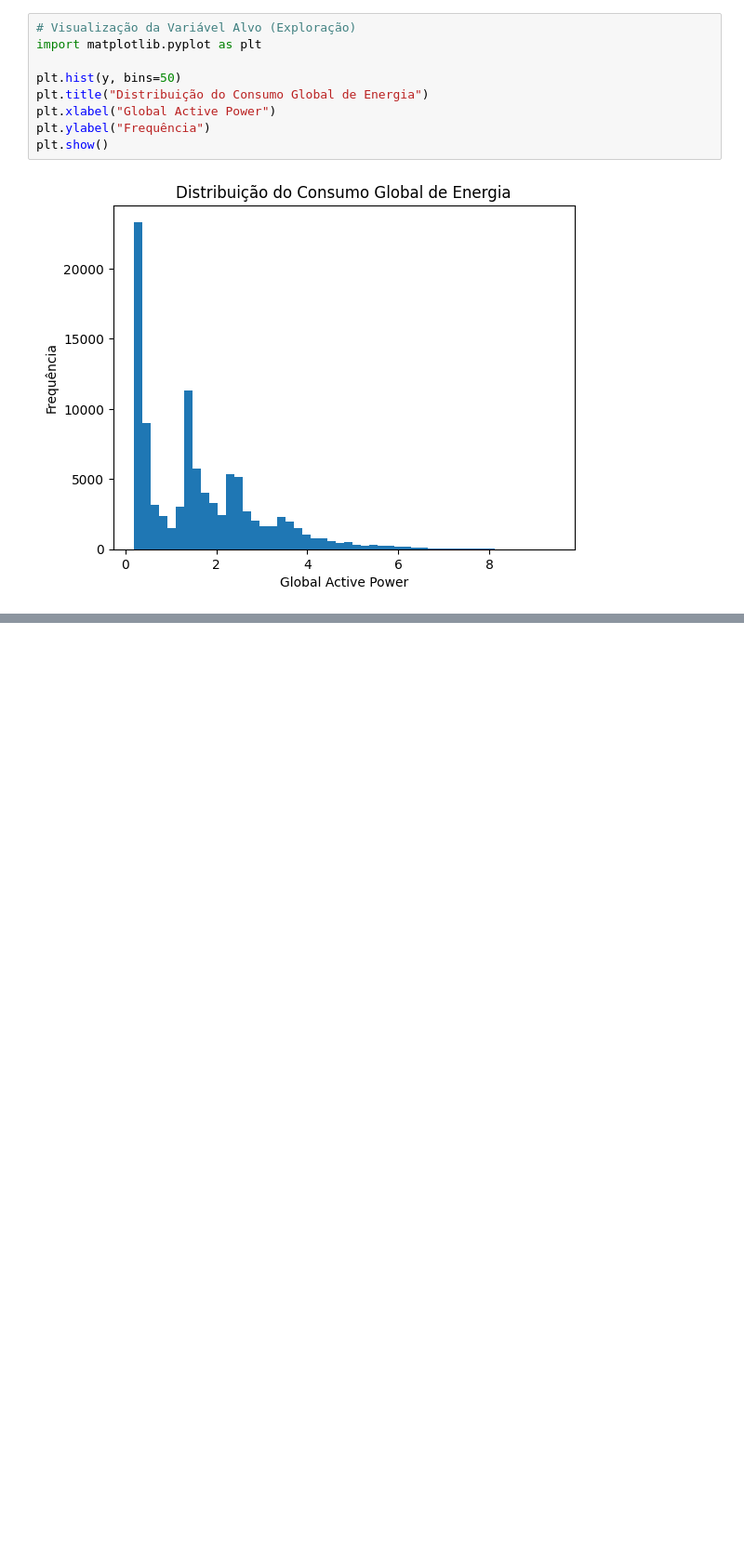
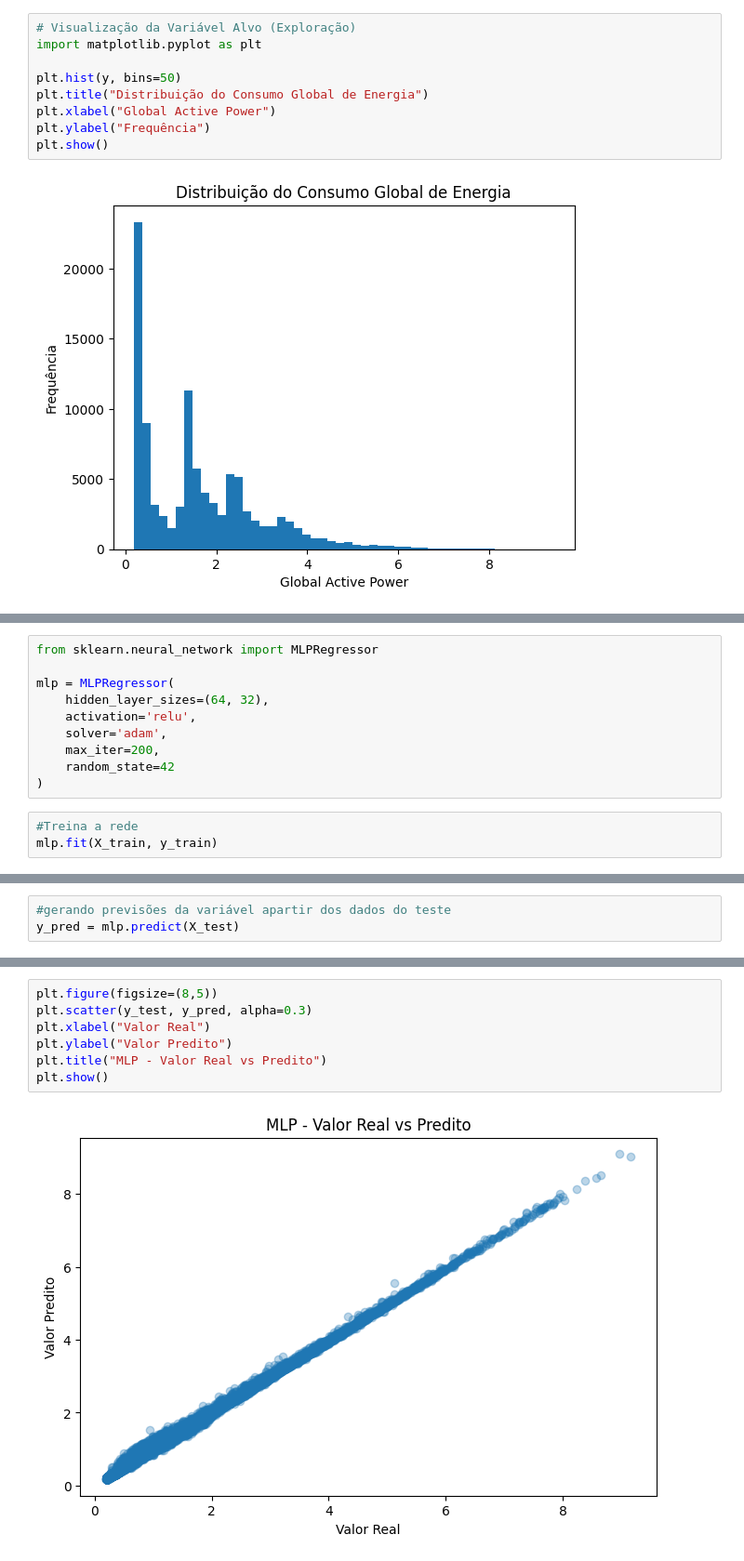
Before and after one commit to LucasGuedes-s/Modelos_de_Regress-o_Multi_Layer_Perceptron-, a Jupyter notebook: notebooks/atividade.ipynb, the cells around one changed output, grey strips where cells are left out. Shown at 93% size. Saved outputs shown, nothing was run; the diff lists cells and outputs as text; blank space fills up the shorter version.

```diff
--- a/notebooks/atividade.ipynb
+++ b/notebooks/atividade.ipynb
@@ -153,0 +160,13 @@ plt.show()
+# %%
+from sklearn.neural_network import MLPRegressor
+
+mlp = MLPRegressor(
+    hidden_layer_sizes=(64, 32),
+    activation='relu',
+    solver='adam',
+    max_iter=200,
+    random_state=42
+)
+# %%
+#Treina a rede
+mlp.fit(X_train, y_train)
@@ -153,0 +175,3 @@ plt.show()
+# %%
+#gerando previsões da variável apartir dos dados do teste
+y_pred = mlp.predict(X_test)
@@ -153,0 +202,9 @@ plt.show()
+# %%
+plt.figure(figsize=(8,5))
+plt.scatter(y_test, y_pred, alpha=0.3)
+plt.xlabel("Valor Real")
+plt.ylabel("Valor Predito")
+plt.title("MLP - Valor Real vs Predito")
+plt.show()
+# %% [output]
+[figure, added]
```
Also changed, not shown: parts of 8 cells of this notebook.
